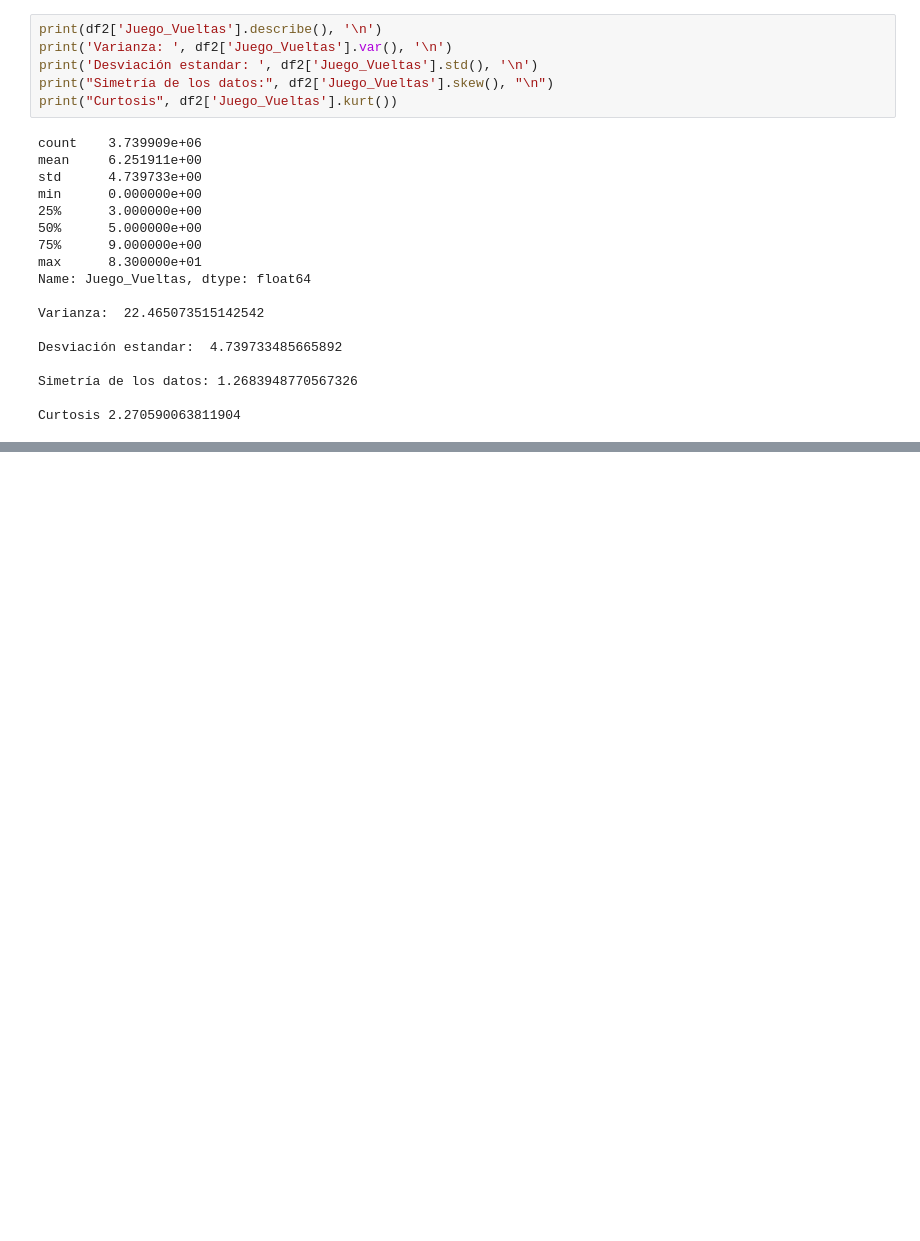
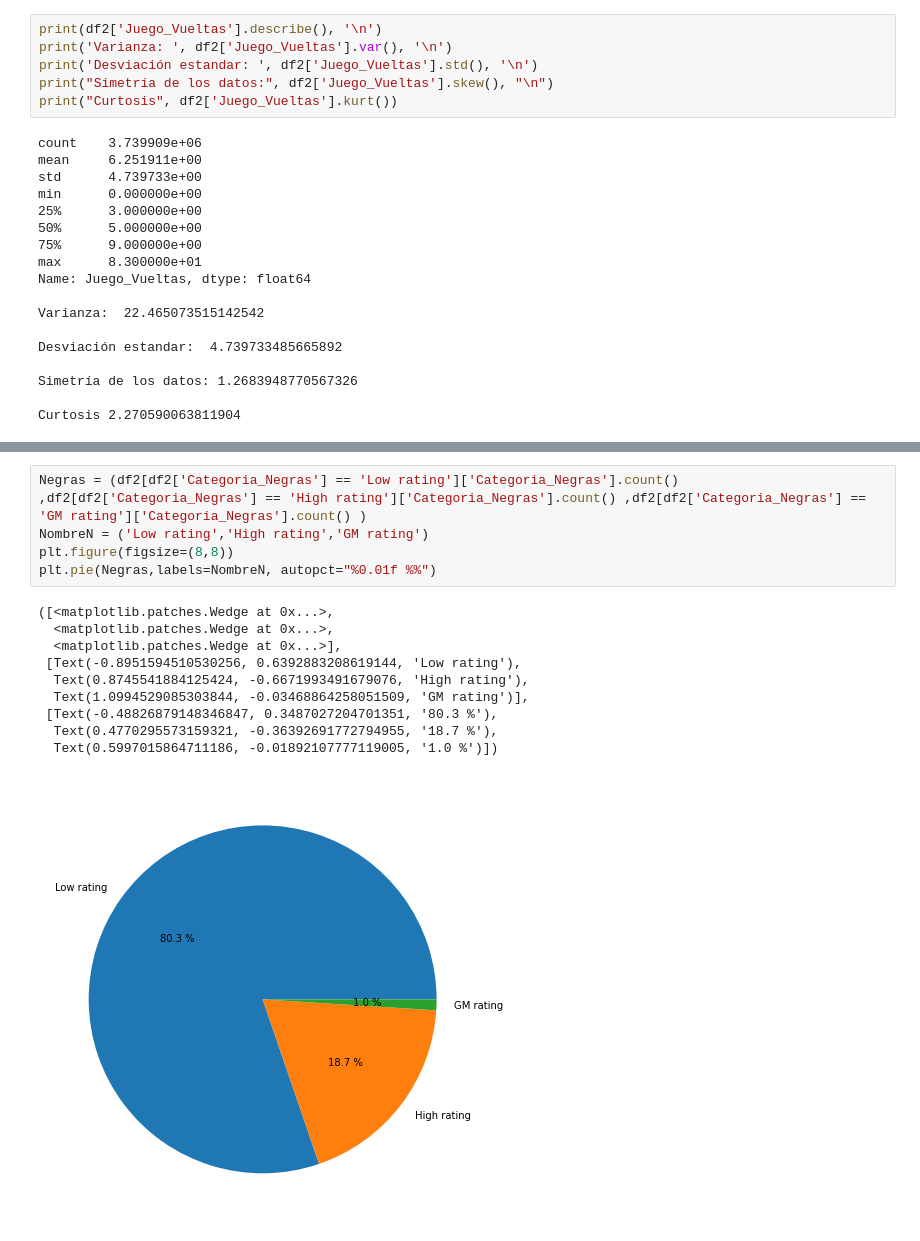
Before and after one commit to ReneSRuiz/Mineria_de_datos, a Jupyter notebook: AvancePIA_II_001_11.ipynb, the cells around one changed output, grey strips where cells are left out. Cells and saved outputs as stored; diff of their text form; blank space fills up the shorter version.

```diff
--- a/AvancePIA_II_001_11.ipynb
+++ b/AvancePIA_II_001_11.ipynb
@@ -396,0 +421,16 @@ Con esto, damos por terminado la parte descriptiva, ahora veremos gráficas dive
+# %%
+Negras = (df2[df2['Categoria_Negras'] == 'Low rating']['Categoria_Negras'].count() ,df2[df2['Categoria_Negras'] == 'High rating']['Categoria_Negras'].count() ,df2[df2['Categoria_Negras'] == 'GM rating']['Categoria_Negras'].count() )
+NombreN = ('Low rating','High rating','GM rating')
+plt.figure(figsize=(8,8))
+plt.pie(Negras,labels=NombreN, autopct="%0.01f %%")
+# %% [output]
+([<matplotlib.patches.Wedge at 0x...>,
+  <matplotlib.patches.Wedge at 0x...>,
+  <matplotlib.patches.Wedge at 0x...>],
+ [Text(-0.8951594510530256, 0.6392883208619144, 'Low rating'),
+  Text(0.8745541884125424, -0.6671993491679076, 'High rating'),
+  Text(1.0994529085303844, -0.03468864258051509, 'GM rating')],
+ [Text(-0.48826879148346847, 0.3487027204701351, '80.3 %'),
+  Text(0.4770295573159321, -0.36392691772794955, '18.7 %'),
+  Text(0.5997015864711186, -0.01892107777119005, '1.0 %')])
+[figure, added]
```
Also changed, not shown: parts of 37 cells of this notebook.
